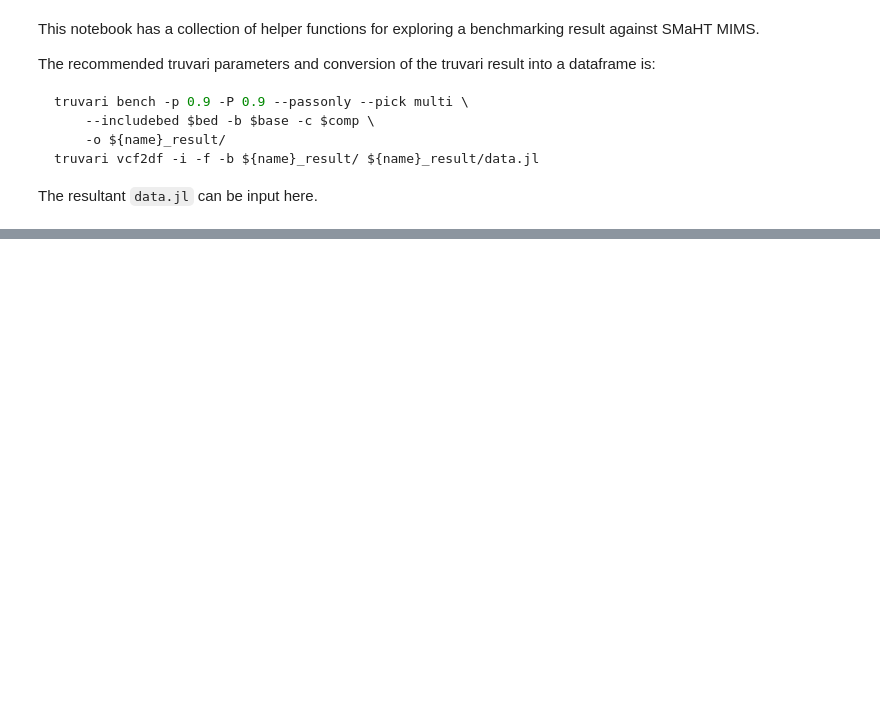
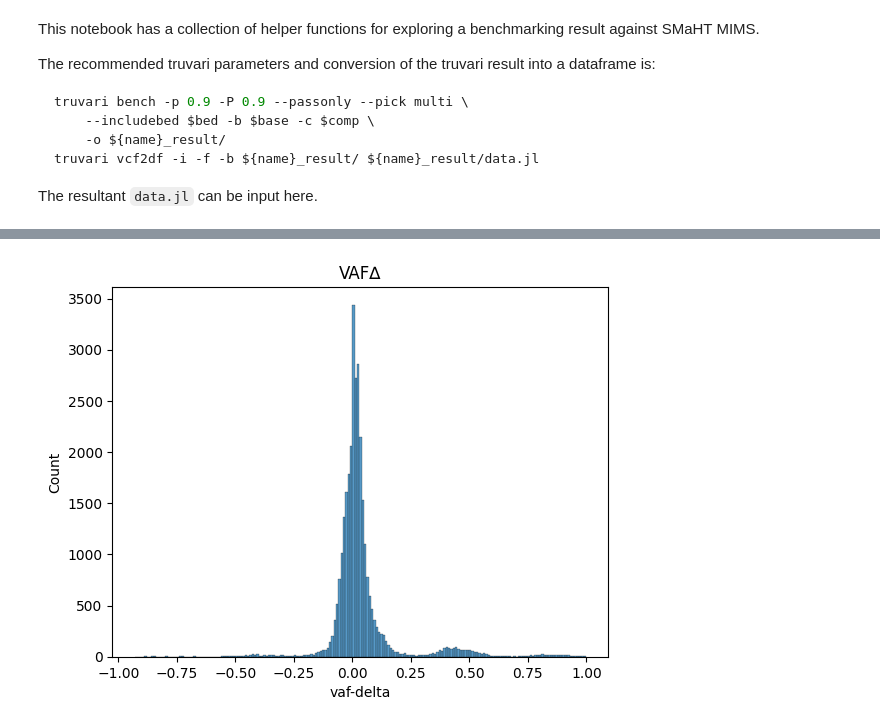
Before and after one commit to BCM-HGSC/SMaHT_MIMS, a Jupyter notebook: BenchmarkViz.ipynb, the cells around one changed output, grey strips where cells are left out. Cells and saved outputs as stored; diff of their text form; code cells hidden in the pictures; blank space fills up the shorter version.

```diff
--- a/BenchmarkViz.ipynb
+++ b/BenchmarkViz.ipynb
@@ -649,27 +21,0 @@ a.k.a. baseline consistency
-# %%
-combined = hifi_data[hifi_data['state'].isin(['tpbase', 'fn'])].join(
-            ont_data[ont_data['state'].isin(['tpbase', 'fn'])], how='outer', lsuffix='_pac', rsuffix='_ont')
-
-
-
-deno = pd.cut(base['VAF_alt'], bins=[0, 0.3, 0.7, 1], labels=["Low", "Medium", "High"]).value_counts()
-deno.to_frame()
-
-parts = []
-always_missed = (combined[['state_pac', 'state_ont']] == 'fn').all(axis=1)
-view = base[base.index.isin(combined[always_missed].index)]
-x = pd.cut(view['VAF_alt'], bins=[0, 0.3, 0.7, 1], labels=["Low", "Medium", "High"]).value_counts()
-parts.append(x.to_frame())
-
-changed_state = combined['state_pac'] != combined['state_ont']
-view = base[base.index.isin(combined[changed_state].index)]
-x = pd.cut(view['VAF_alt'], bins=[0, 0.3, 0.7, 1], labels=["Low", "Medium", "High"]).value_counts()
-parts.append(x.to_frame())
-
-always_found = (combined[['state_pac', 'state_ont']] == 'tpbase').all(axis=1)
-view = base[base.index.isin(combined[always_found].index)]
-x = pd.cut(view['VAF_alt'], bins=[0, 0.3, 0.7, 1], labels=["Low", "Medium", "High"]).value_counts()
-parts.append(x.to_frame())
-
-view = pd.concat(parts, axis=1)
-view.columns = ['FN', "F/T", "TP"]
@@ -760,0 +295,8 @@ sb.histplot(data=view, x="VAF_alt", hue='svtype', binwidth=0.02, multiple='stack
+# %%
+subset = data[data['state'] == 'tp']
+
+# Plot the vaf-delta
+p = sb.histplot(data=subset, x='vaf-delta', binwidth=0.01)
+_ = p.set(title="VAF∆")
+# %% [output]
+[figure, added]
```
Also changed, not shown: parts of 88 cells of this notebook.
